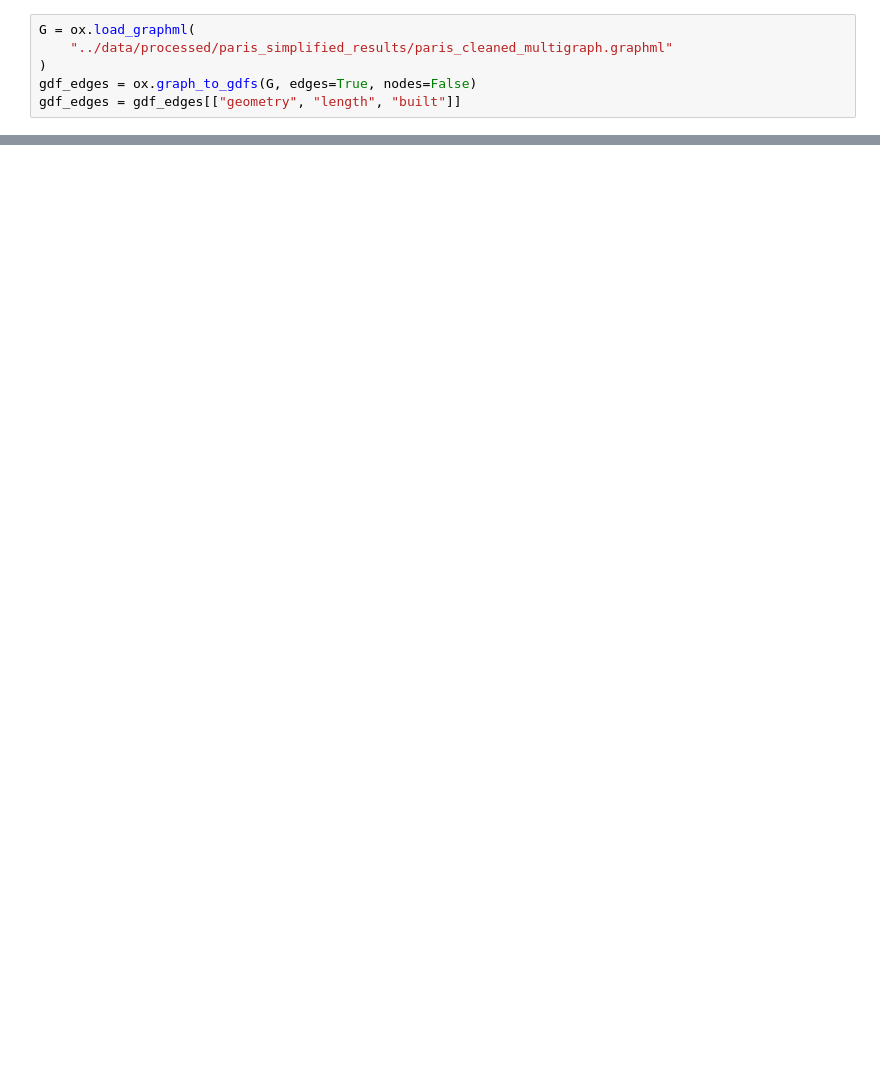
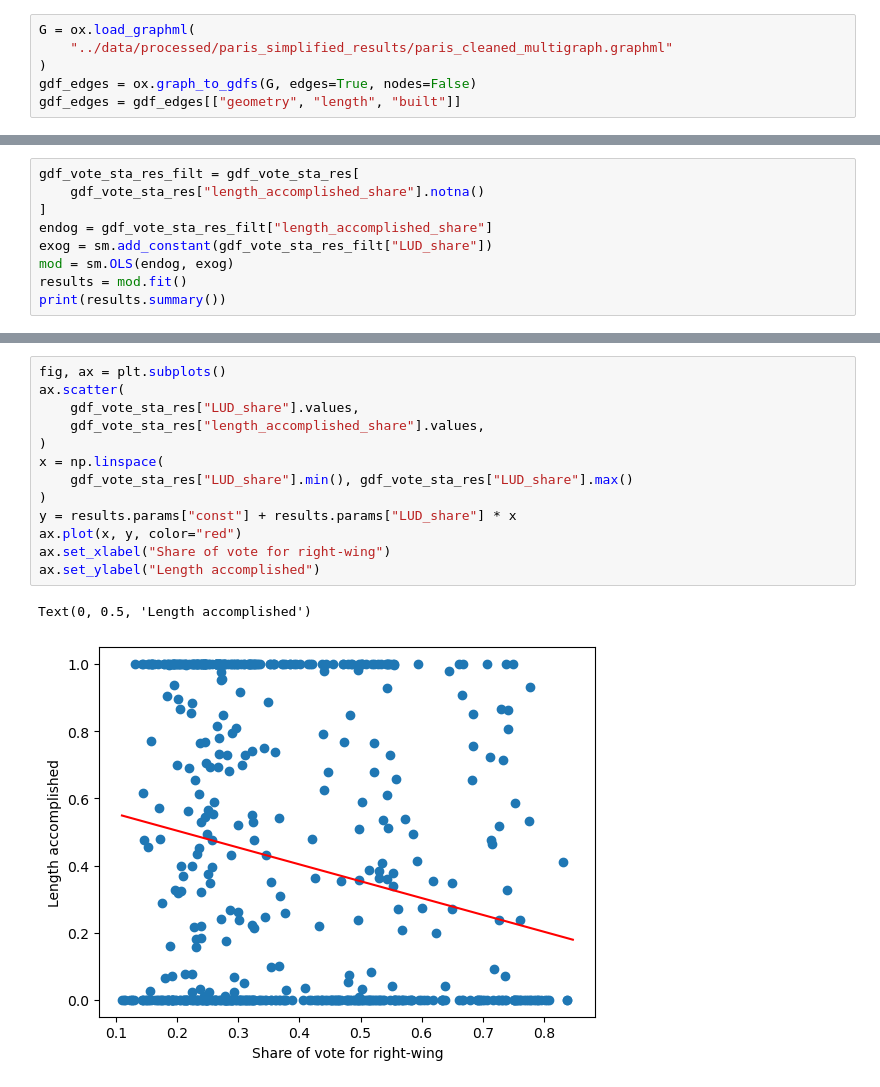
Before and after one commit to csebastiao/orderbikenet_paris, a Jupyter notebook: notebooks/measure_vote_impact_bikenet.ipynb, the cells around one changed output, grey strips where cells are left out. Drawn from its saved outputs; the diff is of its cells as text; blank space fills up the shorter version.

```diff
--- a/notebooks/measure_vote_impact_bikenet.ipynb
+++ b/notebooks/measure_vote_impact_bikenet.ipynb
@@ -184,0 +275,9 @@ moran.I, moran.p_sim
+# %%
+gdf_vote_sta_res_filt = gdf_vote_sta_res[
+    gdf_vote_sta_res["length_accomplished_share"].notna()
+]
+endog = gdf_vote_sta_res_filt["length_accomplished_share"]
+exog = sm.add_constant(gdf_vote_sta_res_filt["LUD_share"])
+mod = sm.OLS(endog, exog)
+results = mod.fit()
+print(results.summary())
@@ -184,0 +302,16 @@ moran.I, moran.p_sim
+# %%
+fig, ax = plt.subplots()
+ax.scatter(
+    gdf_vote_sta_res["LUD_share"].values,
+    gdf_vote_sta_res["length_accomplished_share"].values,
+)
+x = np.linspace(
+    gdf_vote_sta_res["LUD_share"].min(), gdf_vote_sta_res["LUD_share"].max()
+)
+y = results.params["const"] + results.params["LUD_share"] * x
+ax.plot(x, y, color="red")
+ax.set_xlabel("Share of vote for right-wing")
+ax.set_ylabel("Length accomplished")
+# %% [output]
+Text(0, 0.5, 'Length accomplished')
+[figure, added]
```
Also changed, not shown: parts of 77 cells of this notebook, 8 other files.
